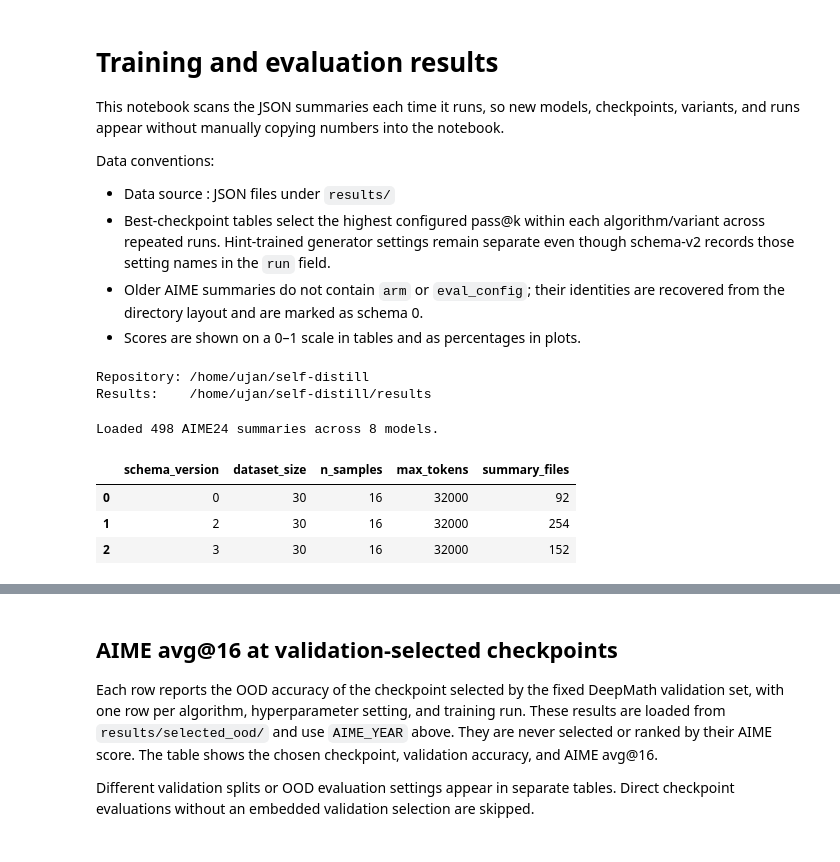
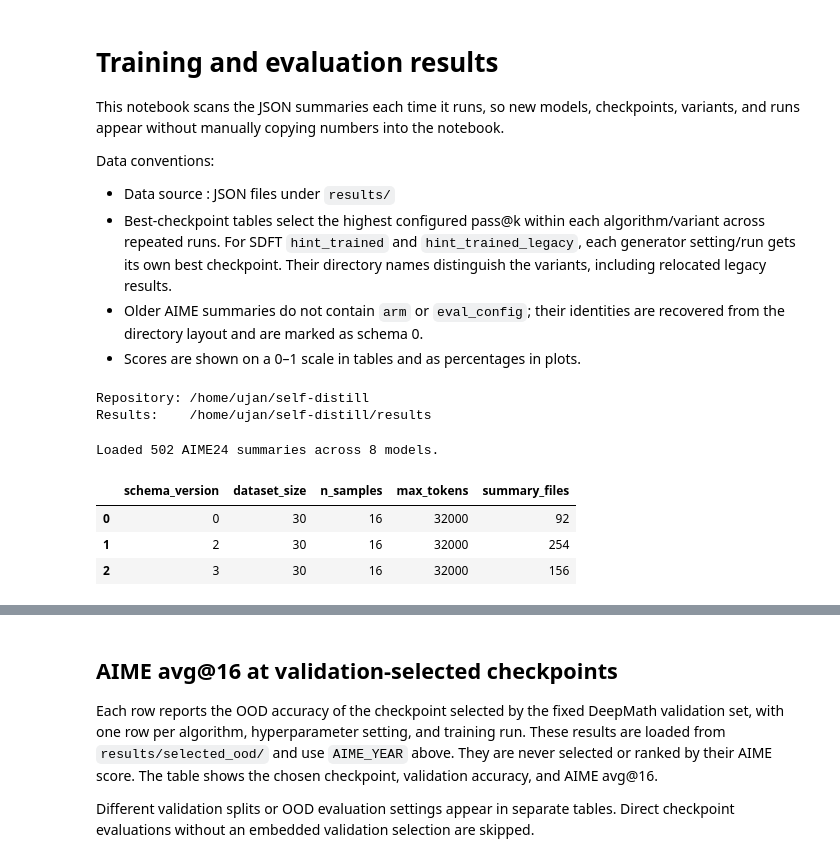
Before and after one commit to tatami-galaxy/self-distill, a Jupyter notebook: eval/viz/results_overview.ipynb, the cells around one changed output, grey strips where cells are left out. Saved outputs shown, nothing was run; the diff lists cells and outputs as text; code cells hidden in the pictures.

```diff
--- a/eval/viz/results_overview.ipynb
+++ b/eval/viz/results_overview.ipynb
@@ -9,8 +9,9 @@ Data conventions:
 
 - Data source : JSON files under `results/`
 - Best-checkpoint tables select the highest configured pass@k within each
-  algorithm/variant across repeated runs. Hint-trained generator settings remain
-  separate even though schema-v2 records those setting names in the `run` field.
+  algorithm/variant across repeated runs. For SDFT `hint_trained` and
+  `hint_trained_legacy`, each generator setting/run gets its own best checkpoint.
+  Their directory names distinguish the variants, including relocated legacy results.
 - Older AIME summaries do not contain `arm` or `eval_config`;
   their identities are recovered from the directory layout and are marked as schema 0.
 - Scores are shown on a 0–1 scale in tables and as percentages in plots.
@@ -69,6 +70,9 @@ if not AIME_DIR.is_dir():
         f"No results directory for {AIME_LABEL}: {AIME_DIR}. "
         f"Available AIME datasets: {AVAILABLE_AIME_DATASETS}"
     )
+
+HINT_TRAINED_VARIANTS = {"hint_trained", "hint_trained_legacy"}
+
 
 def read_json(path: Path) -> dict:
     with path.open() as handle:
@@ -101,12 +105,12 @@ def fallback_aime_arm(path: Path) -> dict:
     train_dataset, model, algo = parts[:3]
     step = parts[-1]
     extras = list(parts[3:-1])
-    if algo == "sdft" and len(extras) >= 2 and extras[0] == "hint_trained_legacy":
+    if algo == "sdft" and len(extras) >= 2 and extras[0] in HINT_TRAINED_VARIANTS:
         return {
             "algo": algo,
             "model": model,
             "train_dataset": train_dataset,
-            "variant": "hint_trained_legacy",
+            "variant": extras[0],
             "run": "/".join(extras[1:]),
             "step": step,
         }
@@ -128,6 +132,10 @@ def load_aime() -> pd.DataFrame:
         summary = read_json(path)
         fallback = fallback_aime_arm(path)
         arm = {**fallback, **(summary.get("arm") or {})}
+        # Legacy directories were renamed without rewriting their recorded arm.
+        # The directory distinguishes the learned-hint variants and generator runs.
+        if fallback["algo"] == "sdft" and fallback["variant"] in HINT_TRAINED_VARIANTS:
+            arm.update(variant=fallback["variant"], run=fallback["run"])
         eval_config = summary.get("eval_config") or {}
         recorded_eval_dataset = eval_config.get("eval_dataset")
         if recorded_eval_dataset not in (None, AIME_DATASET):
@@ -152,35 +160,35 @@ def load_aime() -> pd.DataFrame:
             "total_samples": summary.get("total_samples"),
             "elapsed_s": summary.get("elapsed_s"),
             "source": str(path.relative_to(ROOT)),
         }
         row.update(summary.get("pass_at_k") or {})
         rows.append(row)
 
     frame = pd.DataFrame(rows)
     if frame.empty:
         return frame
     for column in ("variant", "run", "train_dataset"):
         frame[column] = frame[column].where(frame[column].notna(), None)
     return frame.sort_values(
         ["model", "is_base", "algo", "variant", "run", "checkpoint"],
         na_position="first",
     ).reset_index(drop=True)
 
 
 aime = load_aime()
 print(f"Loaded {len(aime)} {AIME_LABEL} summaries across {aime.model.nunique()} models.")
 display(
     aime.groupby(
         ["schema_version", "dataset_size", "n_samples", "max_tokens"],
         dropna=False,
     ).size().rename("summary_files").reset_index()
 )
 # %% [output]
-Loaded 498 AIME24 summaries across 8 models.
+Loaded 502 AIME24 summaries across 8 models.
 |  | schema_version | dataset_size | n_samples | max_tokens | summary_files |
 | 0 | 0 | 30 | 16 | 32000 | 92 |
 | 1 | 2 | 30 | 16 | 32000 | 254 |
-| 2 | 3 | 30 | 16 | 32000 | 152 |
+| 2 | 3 | 30 | 16 | 32000 | 156 |
 # %%
 AIME_BEST_K = 1  # Choose 1, 8, or 16.
 AIME_BEST_METRIC = f"pass@{AIME_BEST_K}"
```
Also changed, not shown: parts of 2 cells of this notebook, 1 other file.
